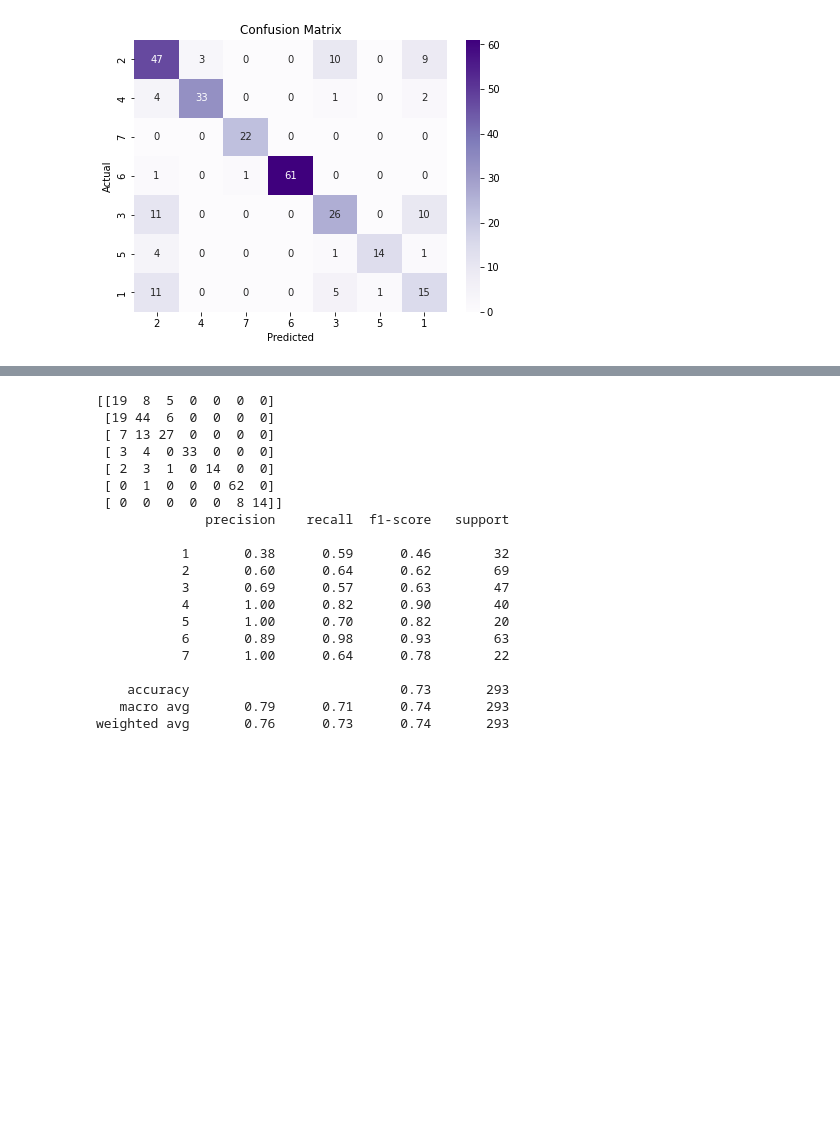
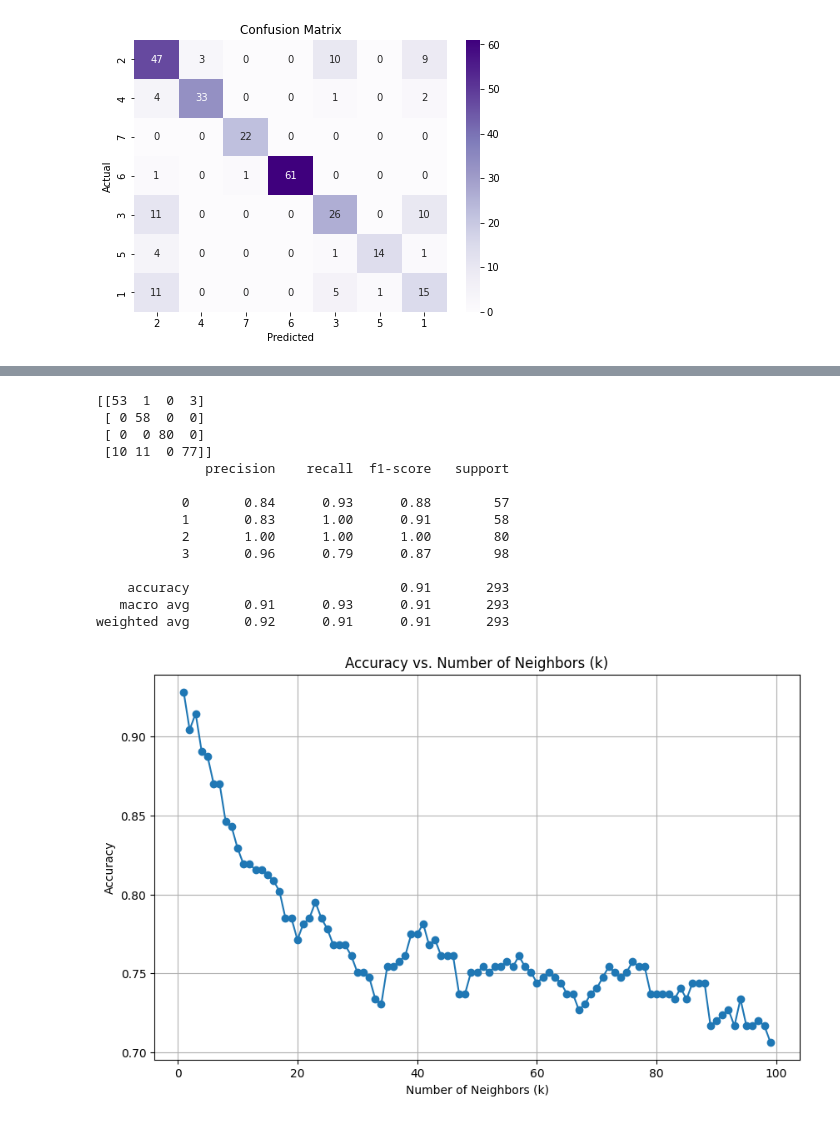
Before and after one commit to pourya-momtaz/CHL5230-Datathon1, a Jupyter notebook: Datathon1.ipynb, the cells around one changed output, grey strips where cells are left out. Cells and saved outputs as stored; diff of their text form; code cells hidden in the pictures; blank space fills up the shorter version.

```diff
--- a/Datathon1.ipynb
+++ b/Datathon1.ipynb
@@ -442,40 +436,59 @@ Text(0, 0.5, 'Error Rate')
 # %%
 # Preprocess the data
 # split the data into features and label
-X = df2[['Alcohol Usage','Genetic Risk', 'Obesity','Smoking', 'Chest Pain','Coughing of Blood']]
-y = df2['Lung Disease']
+X = df2[['Gender', 'Smoking', 'Age', 'Air Pollution', 'Alcohol Usage', 'Genetic Risk', 'Obesity']]
+y = df2['Severity']
 
 X_train, X_test, y_train, y_test = train_test_split(X, y, test_size=0.2, random_state=42)
 
 scaler = StandardScaler()
 X_train = scaler.fit_transform(X_train)
 X_test = scaler.transform(X_test)
 
 knn = KNeighborsClassifier(n_neighbors=3)
 knn.fit(X_train, y_train)
 
 y_pred = knn.predict(X_test)
 
 print(confusion_matrix(y_test, y_pred))
 print(classification_report(y_test, y_pred))
+
+k_values = []
+accuracy_values = []
+best_k = 0
+max_acc = 0
+
+for k in range(1, 100):
+    knn_classifier = KNeighborsClassifier(n_neighbors=k)
+    knn_classifier.fit(X_train, y_train)
+    y_pred = knn_classifier.predict(X_test)
+    accuracy = accuracy_score(y_test, y_pred)
+    k_values.append(k)
+    accuracy_values.append(accuracy)
+    if accuracy > max_acc:
+        max_acc = accuracy
+        best_k = k
+
+
+plt.figure(figsize=(10, 6))
+plt.plot(k_values, accuracy_values, marker='o')
+plt.title("Accuracy vs. Number of Neighbors (k)")
+plt.xlabel("Number of Neighbors (k)")
+plt.ylabel("Accuracy")
+plt.grid(True)
 # %% [output]
-[[19  8  5  0  0  0  0]
- [19 44  6  0  0  0  0]
- [ 7 13 27  0  0  0  0]
- [ 3  4  0 33  0  0  0]
- [ 2  3  1  0 14  0  0]
- [ 0  1  0  0  0 62  0]
- [ 0  0  0  0  0  8 14]]
+[[53  1  0  3]
+ [ 0 58  0  0]
+ [ 0  0 80  0]
+ [10 11  0 77]]
               precision    recall  f1-score   support
 
-           1       0.38      0.59      0.46        32
-           2       0.60      0.64      0.62        69
-           3       0.69      0.57      0.63        47
-           4       1.00      0.82      0.90        40
-           5       1.00      0.70      0.82        20
-           6       0.89      0.98      0.93        63
-           7       1.00      0.64      0.78        22
+           0       0.84      0.93      0.88        57
+           1       0.83      1.00      0.91        58
+           2       1.00      1.00      1.00        80
+           3       0.96      0.79      0.87        98
 
-    accuracy                           0.73       293
-   macro avg       0.79      0.71      0.74       293
-weighted avg       0.76      0.73      0.74       293
+    accuracy                           0.91       293
+   macro avg       0.91      0.93      0.91       293
+weighted avg       0.92      0.91      0.91       293
+[figure, added]
```
Also changed, not shown: parts of 2 cells of this notebook.
